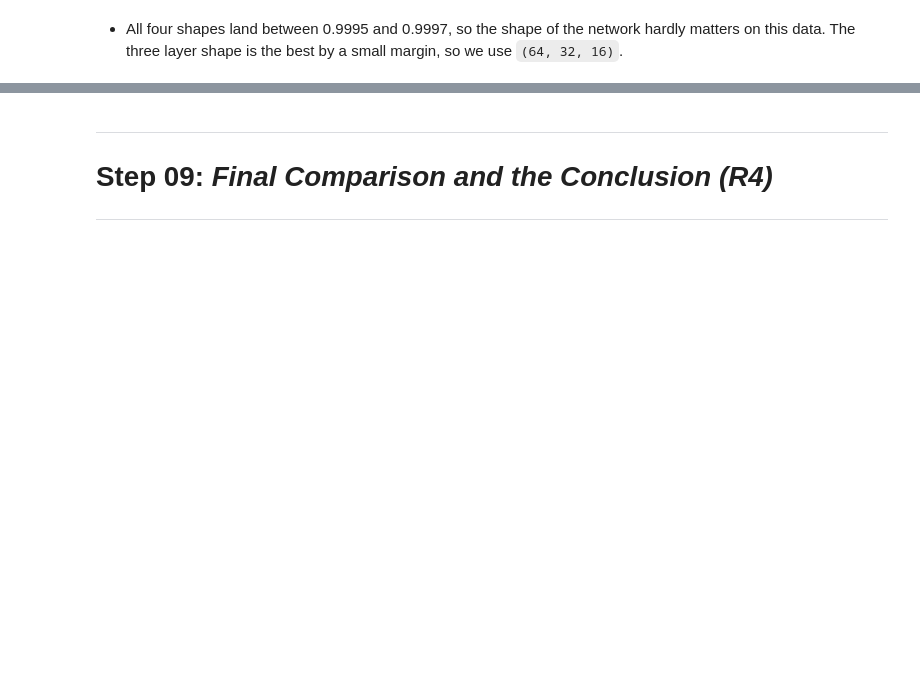
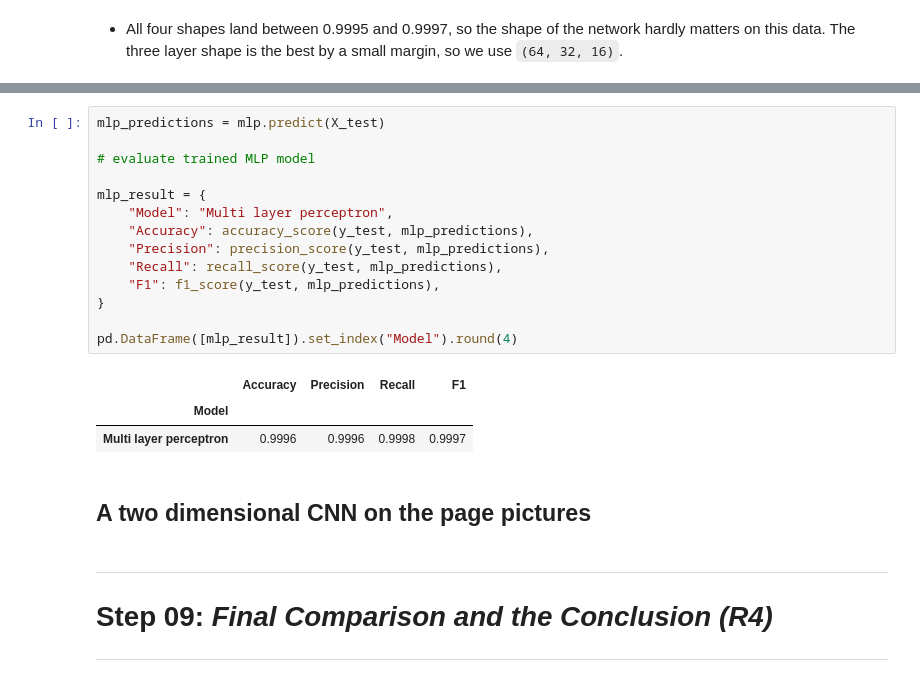
Before and after one commit to Sakib-Dalal/DMML-F21DL-CourseWork01-PG-Group15, a Jupyter notebook: Notebook/DataMining&MachineLearning_Coursework_01.ipynb, the cells around one changed output, grey strips where cells are left out. Drawn from its saved outputs; the diff is of its cells as text; blank space fills up the shorter version.

Commit message:
Update Notebook - Evaluated final trained MLP model - got accuracy, precision, recall, f1 score

```diff
--- a/Notebook/DataMining&MachineLearning_Coursework_01.ipynb
+++ b/Notebook/DataMining&MachineLearning_Coursework_01.ipynb
@@ -906,3 +908,23 @@ print("Epochs before early stopping:", mlp.n_iter_)
+# %%
+mlp_predictions = mlp.predict(X_test)
+
+# evaluate trained MLP model
+
+mlp_result = {
+    "Model": "Multi layer perceptron",
+    "Accuracy": accuracy_score(y_test, mlp_predictions),
+    "Precision": precision_score(y_test, mlp_predictions),
+    "Recall": recall_score(y_test, mlp_predictions),
+    "F1": f1_score(y_test, mlp_predictions),
+}
+
+pd.DataFrame([mlp_result]).set_index("Model").round(4)
+# %% [output]
+|  | Accuracy | Precision | Recall | F1 |
+| Model |  |  |  |  |
+| Multi layer perceptron | 0.9996 | 0.9996 | 0.9998 | 0.9997 |
+# %% [markdown]
+## A two dimensional CNN on the page pictures
 # %% [markdown]
 ---
 # Step 09: *Final Comparison and the Conclusion (R4)*
```
Also changed, not shown: parts of 1 cell of this notebook.
